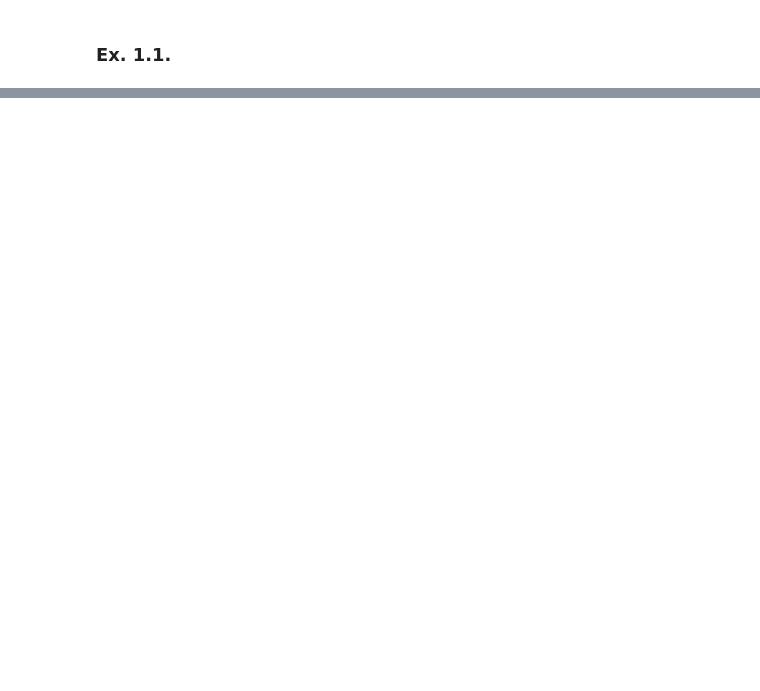
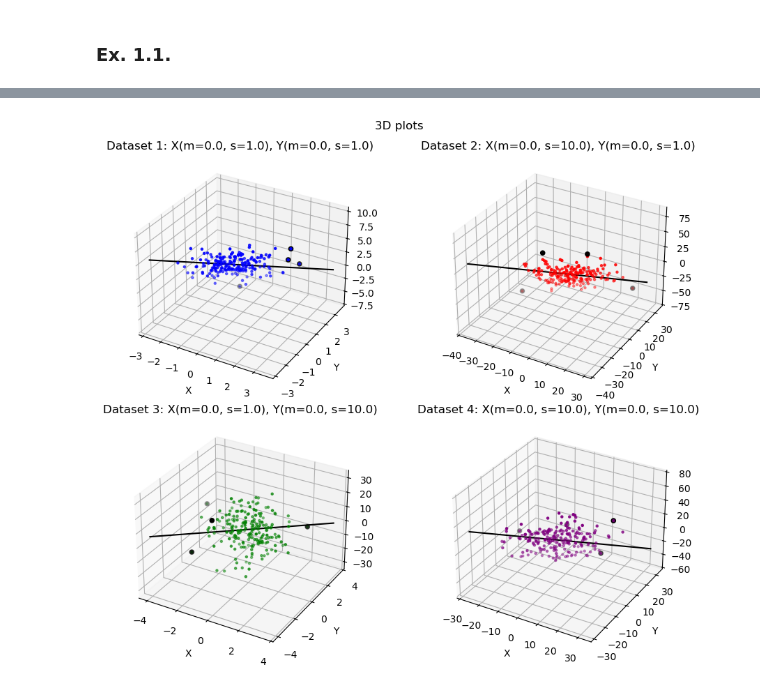
Before and after one commit to popastefan10/AnomalyDetectionLab, a Jupyter notebook: Lab 2/main.ipynb, the cells around one changed output, grey strips where cells are left out. Saved outputs shown, nothing was run; the diff lists cells and outputs as text; code cells hidden in the pictures; blank space fills up the shorter version.

```diff
--- a/Lab 2/main.ipynb
+++ b/Lab 2/main.ipynb
@@ -90,0 +107,26 @@ plot_datasets(
+# %%
+means_x = [0.0, 0.0, 0.0, 0.0]
+stds_x = [1.0, 10.0, 1.0, 10.0]
+means_y = [0.0, 0.0, 0.0, 0.0]
+stds_y = [1.0, 1.0, 10.0, 10.0]
+datasets_1d = [
+    generate_dataset(mean_x, std_x, mean_y, std_y, n_points=200, n_dims=3)
+    for mean_x, std_x, mean_y, std_y in zip(means_x, stds_x, means_y, stds_y)
+]
+leverage_scores = [compute_leverage_scores(X=np.hstack((ds[0], np.expand_dims(ds[1], axis=1)))) for ds in datasets_1d]
+
+titles = [
+    f"Dataset {idx + 1}: X(m={mean_x}, s={std_x}), Y(m={mean_y}, s={std_y})"
+    for idx, (mean_x, std_x, mean_y, std_y) in enumerate(zip(means_x, stds_x, means_y, stds_y))
+]
+plot_datasets(
+    datasets_1d,
+    leverage_scores,
+    colors=["blue", "red", "green", "purple"],
+    titles=titles,
+    fig_title="3D plots",
+    contamination=0.02,
+    n_dims=3,
+)
+# %% [output]
+[figure, added]
```
Also changed, not shown: parts of 2 cells of this notebook, 2 other files.
